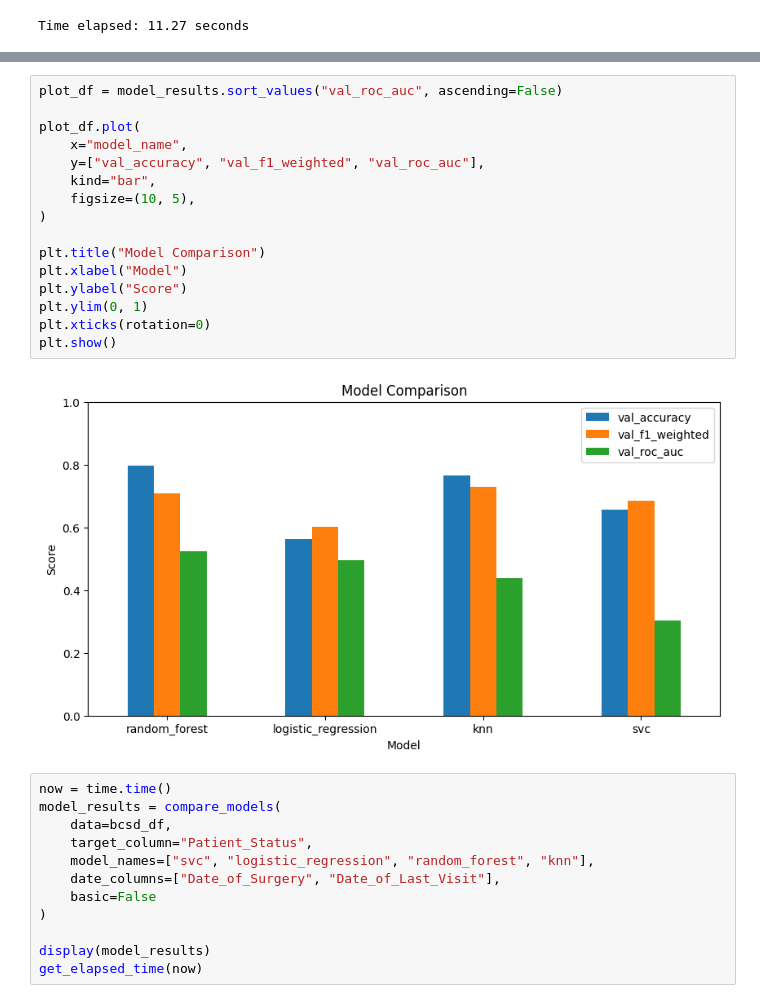
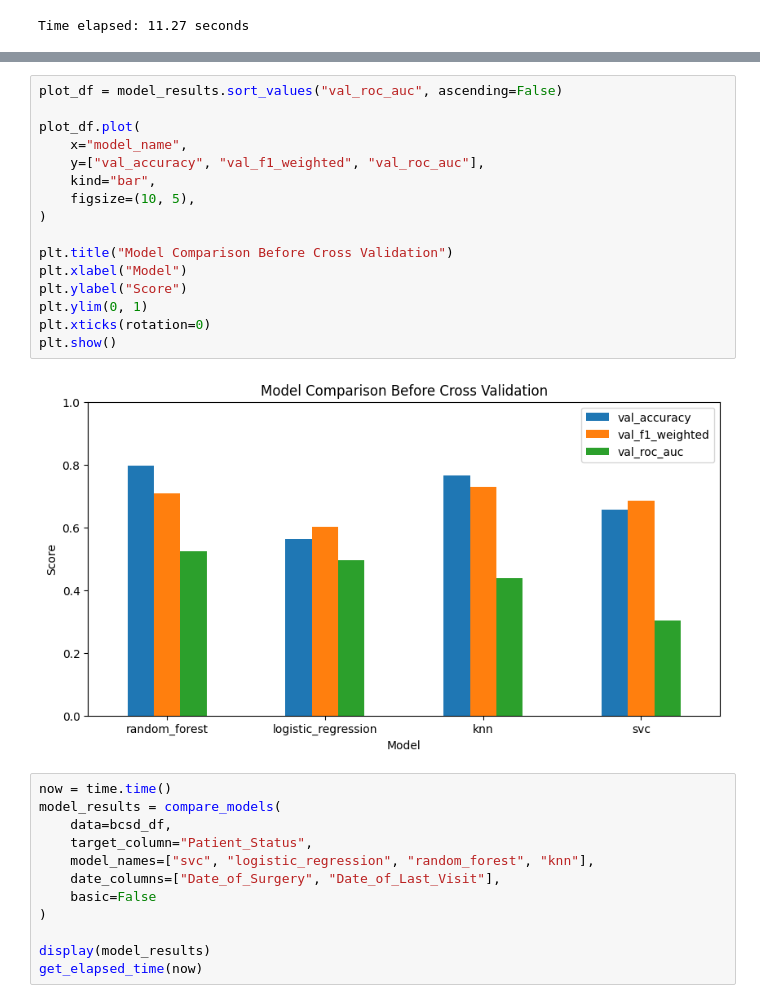
Before and after one commit to cfalcon-808/BE447_final_project, a Jupyter notebook: final_project1.ipynb, the cells around one changed output, grey strips where cells are left out. Cells and saved outputs as stored; diff of their text form.

Commit message:
Minor title tweaks

```diff
--- a/final_project1.ipynb
+++ b/final_project1.ipynb
@@ -705,21 +708,21 @@ weighted avg       0.61      0.77      0.68        65
 # %%
 plot_df = model_results.sort_values("val_roc_auc", ascending=False)
 
 plot_df.plot(
     x="model_name",
     y=["val_accuracy", "val_f1_weighted", "val_roc_auc"],
     kind="bar",
     figsize=(10, 5),
 )
 
-plt.title("Model Comparison")
+plt.title("Model Comparison Before Cross Validation")
 plt.xlabel("Model")
 plt.ylabel("Score")
 plt.ylim(0, 1)
 plt.xticks(rotation=0)
 plt.show()
 # %% [output]
-[figure, old version]
+[figure, new version]
 # %%
 now = time.time()
 model_results = compare_models(
```
Also changed, not shown: parts of 3 cells of this notebook.
